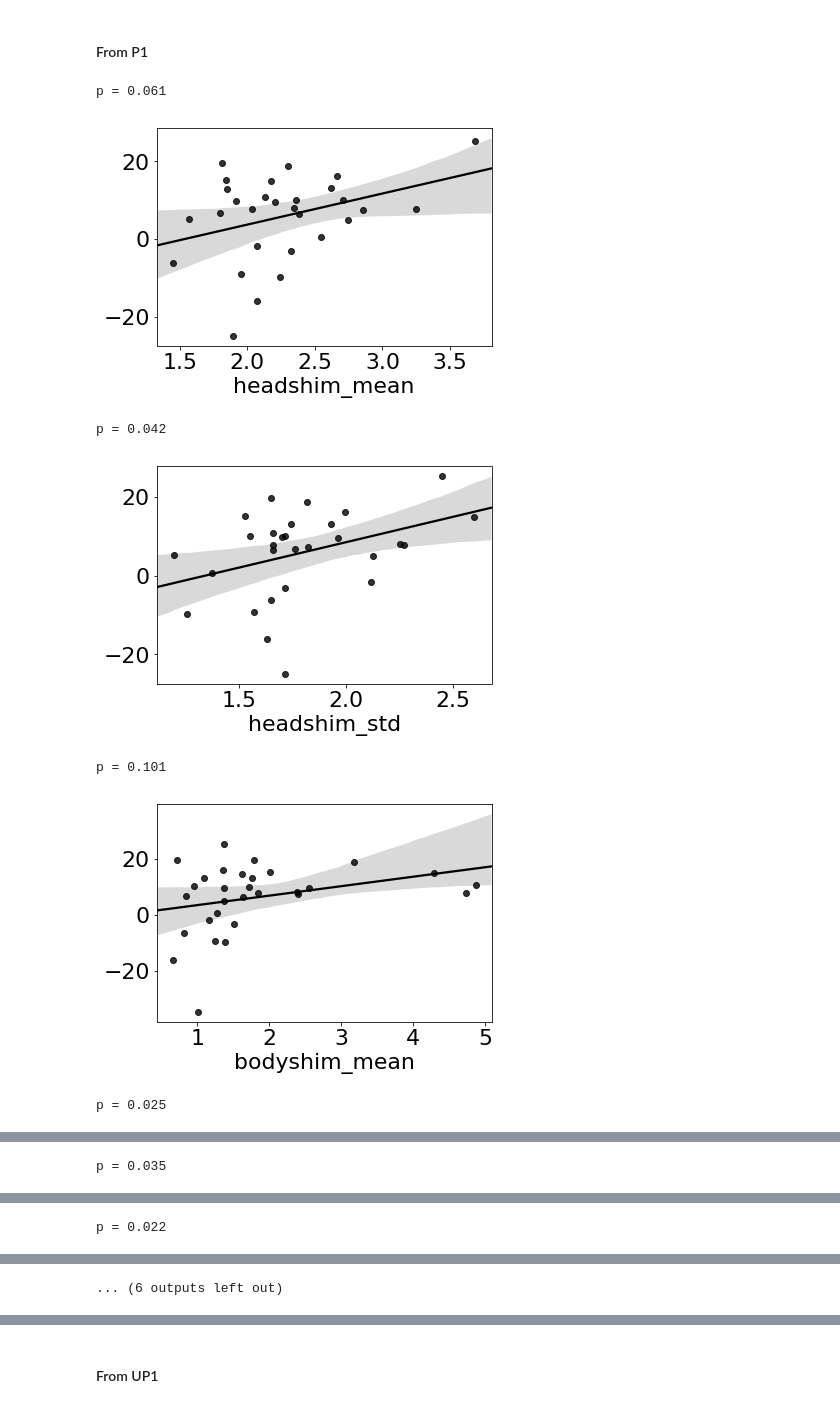
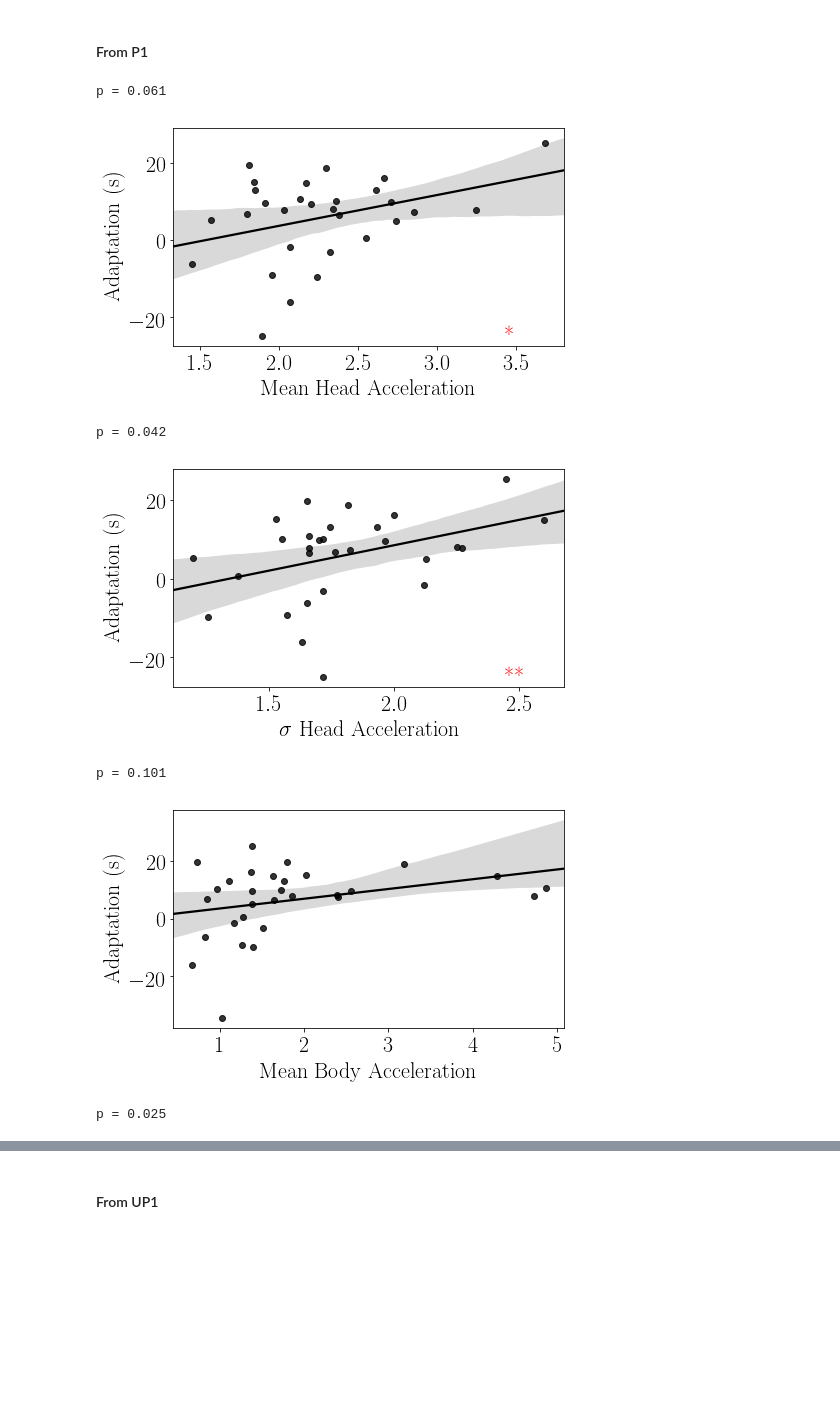
Before and after one commit to vedantchandra/hsl_python, a Jupyter notebook: 10_combined_classifier.ipynb, the cells around one changed output, grey strips where cells are left out. Cells and saved outputs as stored; diff of their text form; code cells hidden in the pictures; blank space fills up the shorter version.

```diff
--- a/10_combined_classifier.ipynb
+++ b/10_combined_classifier.ipynb
@@ -571,6 +596,24 @@ LinregressResult(slope=3.8917319345986745, intercept=-5.4929344843356995, rvalue
+# %%
+def pstar(pval):
+    if pval <= 0.01 and pval > 0.001:
+        return '***'
+    elif pval > 0.01 and pval <= 0.05:
+        return '**'
+    elif pval > 0.05 and pval <= 0.1:
+        return '*'
+    elif pval <= 0.001:
+        return '****'
+    else:
+        return ''
 # %%
-plt.figure(figsize = (10,7))
-sns.regplot(np.asarray(likert_scores), switch_times, color = 'k', x_bins = np.arange(1,11), ci = 95)
+plt.rcParams.update({'font.size': 22})
+r = linear_model(np.asarray(likert_scores), switch_times)
+plt.close()
+plt.figure(figsize = (7,5))
+ax = plt.subplot(111)
+sns.regplot(np.asarray(likert_scores), switch_times, x_bins = np.arange(1,11), ci = 95, color = 'k')
 plt.xlabel('Reported Stress (Likert)')
 plt.ylabel('Switch Time (seconds)')
+plt.text(0.85, 0.1, pstar(r.pvalue), transform = ax.transAxes)
+plt.savefig('corr/switch_likert.pdf', bbox_inches = 'tight')
 # %% [output]
@@ -611,20 +722,29 @@ p = 0.623
 # %%
 adaptation_times = deltatimes[2::4]
 
-selected_measures = ['headshim_mean', 'headshim_std', 'bodyshim_mean', 'bodyshim_std',\
-                     'hr_skewness', 'hr_kurtosis', 'hr-temp_xcorr_lag', 'bodyshim_dfa', 'headshim_dfa']
+selected_measures = ['headshim_mean', 'headshim_std', 'bodyshim_mean', 'bodyshim_std']
+                     #'hr_skewness', 'hr_kurtosis', 'hr-temp_xcorr_lag', 'bodyshim_dfa', 'headshim_dfa']
 
-for measurename in selected_measures:
-    measure = fdf[measurename]
-    linear_model(measure[2::4], adaptation_times)
-    plt.close()
-    sns.regplot(measure[2::4], adaptation_times, color = 'k', ci = 95)
+names = ['Mean Head Acceleration', '$\mathrm{\sigma}$ Head Acceleration', 'Mean Body Acceleration', '$\mathrm{\sigma}$ Body Acceleration']
+
+def corr_measure(name, title):
+    plt.figure(figsize = (7,4))
+    ax = plt.subplot(111)
+    measure = fdf[name]
+    r = linear_model(measure[2::4], adaptation_times)
+    sns.regplot(measure[2::4], adaptation_times, ci = 95, color = 'k')
+    plt.xlabel(title)
+    plt.ylabel('Adaptation (s)')
+    plt.text(0.85, 0.05, pstar(r.pvalue), transform = ax.transAxes, color = 'red')
     plt.show()
+
+for i,j in zip(selected_measures, names):
+    corr_measure(i, j)
 # %% [output]
 p = 0.061
-[figure, old version]
+[figure, new version]
 p = 0.042
-[figure, old version]
+[figure, new version]
 p = 0.101
-[figure, old version]
+[figure, new version]
 p = 0.025
@@ -632 +751,0 @@ p = 0.025
-p = 0.035
@@ -634 +751,0 @@ p = 0.035
-p = 0.022
@@ -636 +751,0 @@ p = 0.022
-... (6 outputs left out)
```
Also changed, not shown: parts of 24 cells of this notebook, 11 other files.
